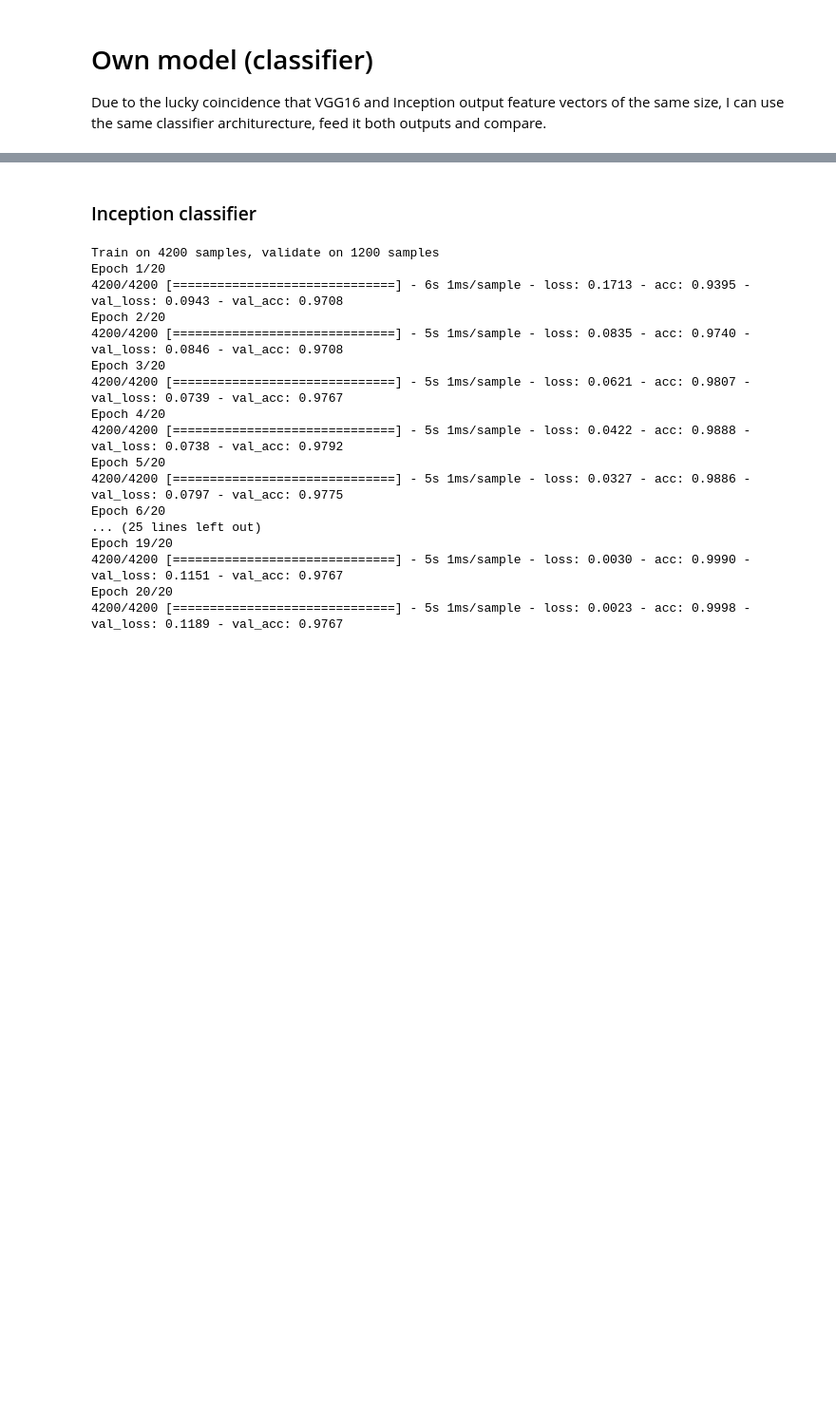
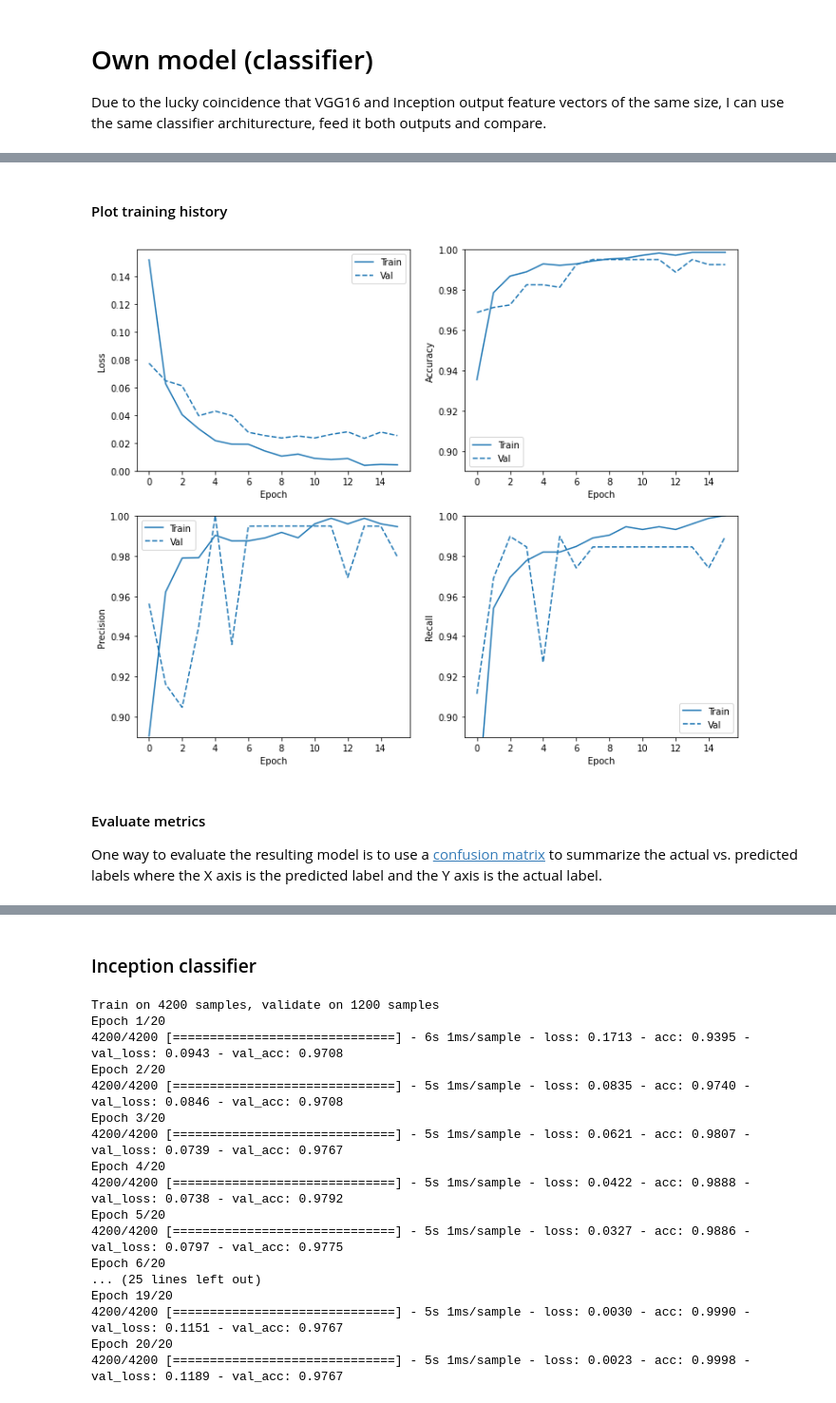
Before and after one commit to dmitrytoda/ships, a Jupyter notebook: ships.ipynb, the cells around one changed output, grey strips where cells are left out. Shown: that part at 95% size. Drawn from its saved outputs; the diff is of its cells as text; code cells hidden in the pictures; blank space fills up the shorter version.

Commit message:
Redo to google tutorial
down to confusion matrix

```diff
--- a/ships.ipynb
+++ b/ships.ipynb
@@ -275,6 +270,6 @@ vgg_conv = vgg16.VGG16(weights='imagenet', # loads the weights, first time they
 
 First pass all the images through VGG16 to get feature tensors. With a 256x256x3 image, the result would be 7x7x256, but with a 80x80x3 ones that I am using it will be smaller, some kind of n x n x 256, where n < 7. This step takes a few minutes.
 # %%
-vgg_train, vgg_dev, vgg_test = vgg_conv.predict(train_images), vgg_conv.predict(dev_images), vgg_conv.predict(test_images)
+vgg_train, vgg_dev, vgg_test = vgg_conv.predict(images_train), vgg_conv.predict(images_dev), vgg_conv.predict(images_test)
 vgg_train.shape, vgg_dev.shape, vgg_test.shape
 # %% [output]
@@ -354,0 +427,3 @@ incep_classifier = my_classifier()
+# %%
+initial_weights = os.path.join(tempfile.mkdtemp(), 'initial_weights')
+model.save_weights(initial_weights)
@@ -359,9 +434,12 @@ incep_classifier = my_classifier()
 # %%
 # Train VGG classifier
-vgg_history = vgg_classifier.fit(vgg_train,
-                    train_labels,
-                    epochs=20,
-                    batch_size=16,
-                    validation_data=(vgg_dev, dev_labels)
-)
+model = make_classifier()
+model.load_weights(initial_weights)
+baseline_vgg_history = model.fit(
+    vgg_train,
+    labels_train,
+    batch_size=BATCH_SIZE,
+    epochs=EPOCHS,
+    callbacks=[early_stopping],
+    validation_data=(vgg_dev, labels_dev))
 # %% [output]
@@ -384,0 +463,28 @@ Epoch 20/20
+# %% [markdown]
+#### Plot training history
+# %%
+def plot_metrics(history):
+  metrics = ['loss', 'accuracy', 'precision', 'recall']
+  for n, metric in enumerate(metrics):
+    name = metric.replace("_"," ").capitalize()
+    plt.subplot(2,2,n+1)
+    plt.plot(history.epoch, history.history[metric], color=colors[0], label='Train')
+    plt.plot(history.epoch, history.history['val_'+metric],
+             color=colors[0], linestyle="--", label='Val')
+    plt.xlabel('Epoch')
+    plt.ylabel(name)
+    if metric == 'loss':
+      plt.ylim([0, plt.ylim()[1]])
+    elif metric == 'auc':
+      plt.ylim([0.98,1])
+    else:
+      plt.ylim([0.89,1])
+
+    plt.legend()
+# %%
+plot_metrics(baseline_vgg_history)
+# %% [output]
+[figure, added]
+# %% [markdown]
+#### Evaluate metrics
+One way to evaluate the resulting model is to use a [confusion matrix](https://developers.google.com/machine-learning/glossary/#confusion_matrix) to summarize the actual vs. predicted labels where the X axis is the predicted label and the Y axis is the actual label.
```
Also changed, not shown: parts of 39 cells of this notebook.
